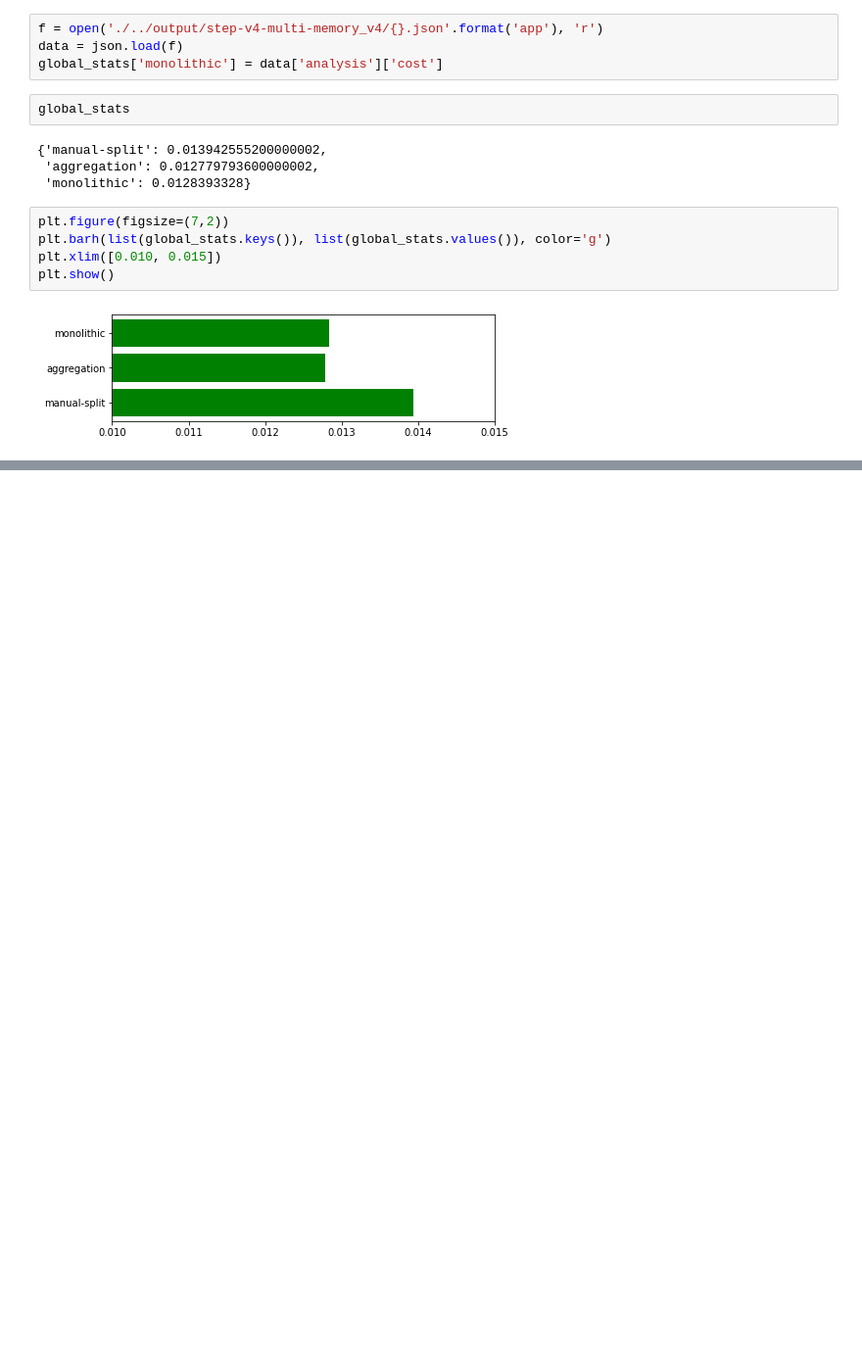
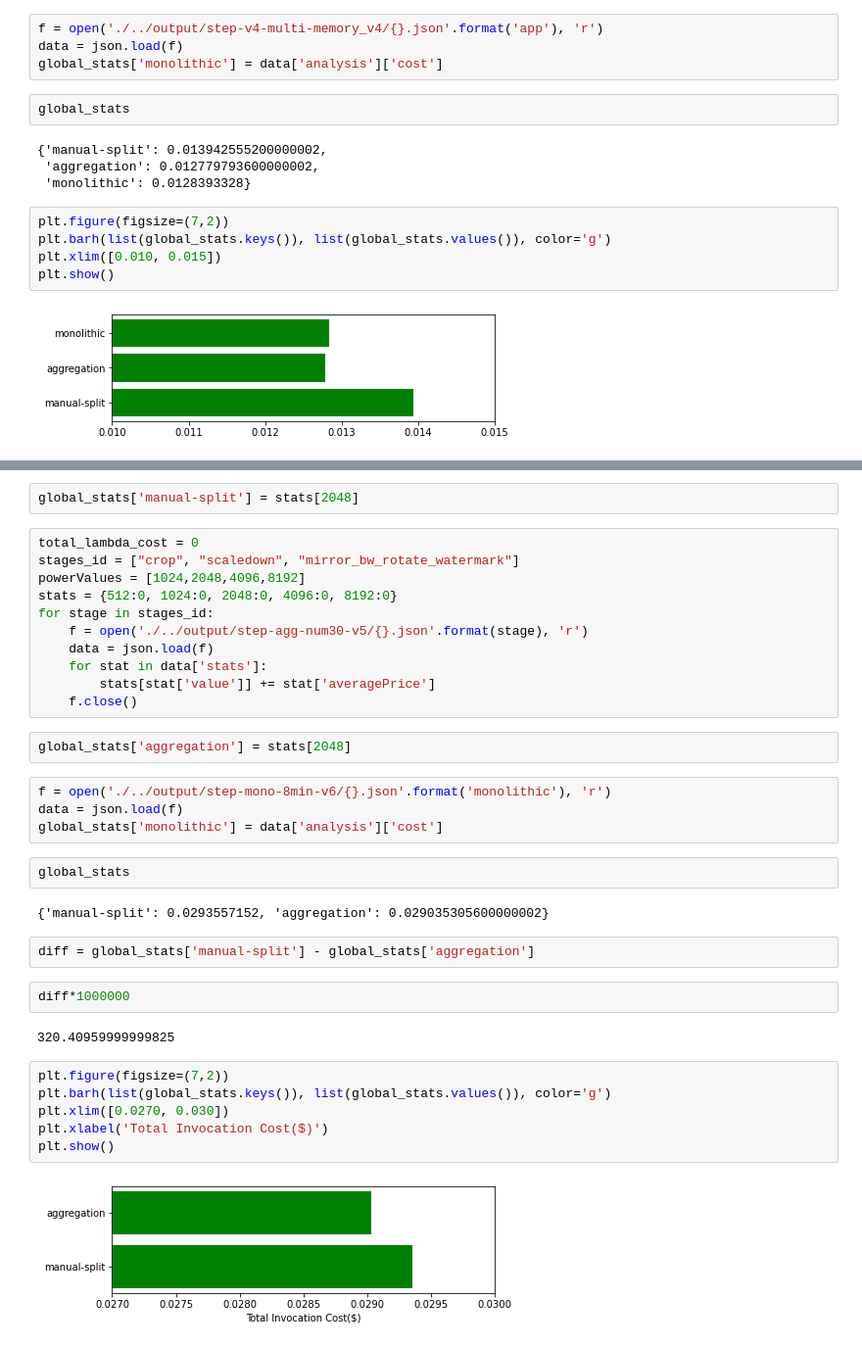
Before and after one commit to serverless-video-processing/lambda-pipeline, a Jupyter notebook: lambda-code-step/scripts/notebooks/create-config.ipynb, the cells around one changed output, grey strips where cells are left out. Shown at 98% size. Drawn from its saved outputs; the diff is of its cells as text; blank space fills up the shorter version.

```diff
--- a/lambda-code-step/scripts/notebooks/create-config.ipynb
+++ b/lambda-code-step/scripts/notebooks/create-config.ipynb
@@ -313,0 +341,37 @@ plt.show()
+# %%
+global_stats['manual-split'] = stats[2048]
+# %%
+total_lambda_cost = 0
+stages_id = ["crop", "scaledown", "mirror_bw_rotate_watermark"]
+powerValues = [1024,2048,4096,8192]
+stats = {512:0, 1024:0, 2048:0, 4096:0, 8192:0}
+for stage in stages_id:
+    f = open('./../output/step-agg-num30-v5/{}.json'.format(stage), 'r')
+    data = json.load(f)
+    for stat in data['stats']:
+        stats[stat['value']] += stat['averagePrice']
+    f.close()
+# %%
+global_stats['aggregation'] = stats[2048]
+# %%
+f = open('./../output/step-mono-8min-v6/{}.json'.format('monolithic'), 'r')
+data = json.load(f)
+global_stats['monolithic'] = data['analysis']['cost']
+# %%
+global_stats
+# %% [output]
+{'manual-split': 0.0293557152, 'aggregation': 0.029035305600000002}
+# %%
+diff = global_stats['manual-split'] - global_stats['aggregation']
+# %%
+diff*1000000
+# %% [output]
+320.40959999999825
+# %%
+plt.figure(figsize=(7,2))
+plt.barh(list(global_stats.keys()), list(global_stats.values()), color='g')
+plt.xlim([0.0270, 0.030])
+plt.xlabel('Total Invocation Cost($)')
+plt.show()
+# %% [output]
+[figure, added]
```
Also changed, not shown: parts of 11 cells of this notebook, 13 other files.
